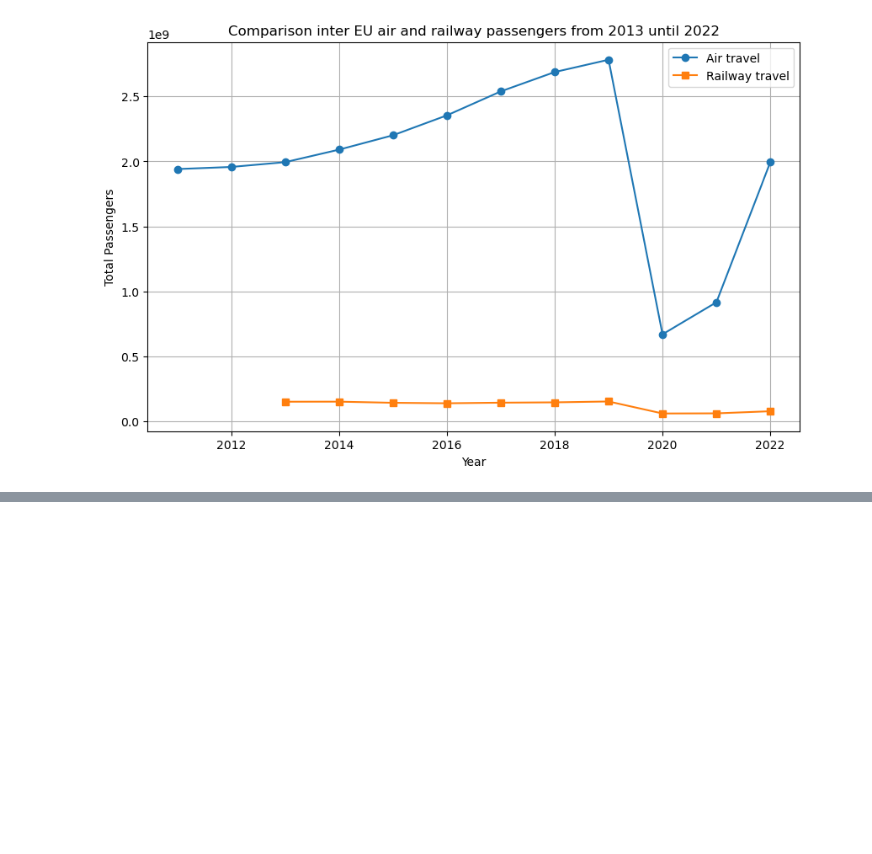
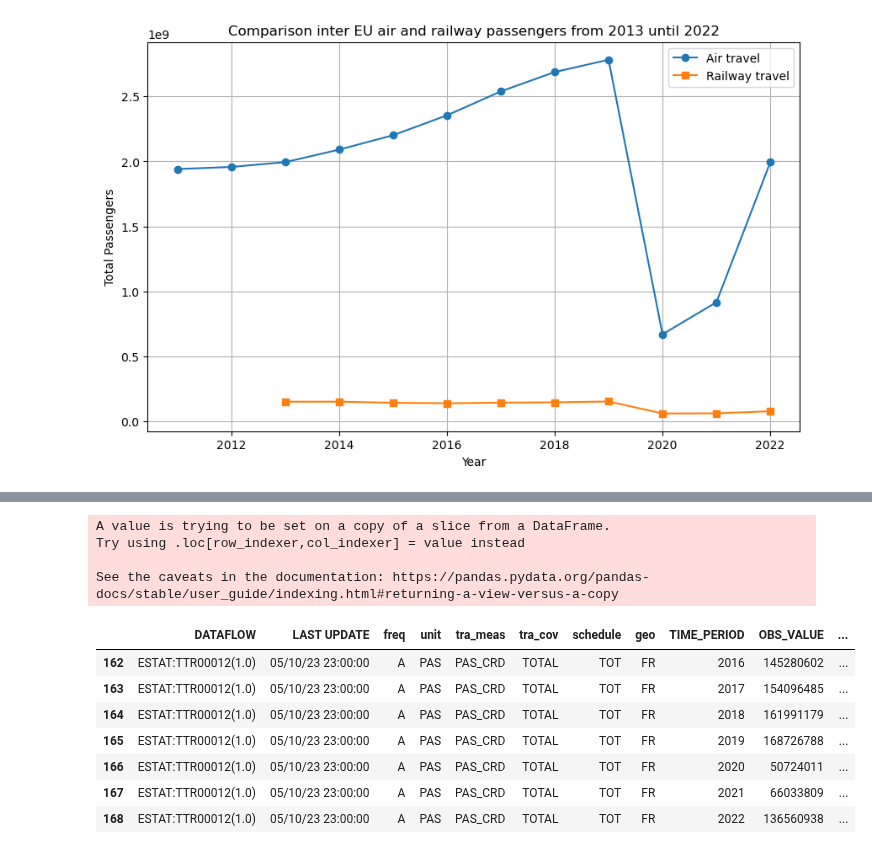
Before and after one commit to carolinemariew/Python-group-3, a Jupyter notebook: project_main.ipynb, the cells around one changed output, grey strips where cells are left out. Saved outputs shown, nothing was run; the diff lists cells and outputs as text; code cells hidden in the pictures; blank space fills up the shorter version.

```diff
--- a/project_main.ipynb
+++ b/project_main.ipynb
@@ -129,0 +192,18 @@ plt.show()
+# %%
+air_n = dh[dh['geo']=="FR"]  # similarly, air dataset for particularly France is taken
+air = air_n[air_n['TIME_PERIOD']>2015] # To keep synchronisation data from 2015 is taken
+air['WITHIN_FRANCE'] = air['OBS_VALUE'] * 0.23 # As per the data from European Union, an approximate of 23% of the all air travel is occuring within the nation, that is the domestic flights
+air
+# %% [output]
+A value is trying to be set on a copy of a slice from a DataFrame.
+Try using .loc[row_indexer,col_indexer] = value instead
+
+See the caveats in the documentation: https://pandas.pydata.org/pandas-docs/stable/user_guide/indexing.html#returning-a-view-versus-a-copy
+|  | DATAFLOW | LAST UPDATE | freq | unit | tra_meas | tra_cov | schedule | geo | TIME_PERIOD | OBS_VALUE | ... |
+| 162 | ESTAT:TTR00012(1.0) | 05/10/23 23:00:00 | A | PAS | PAS_CRD | TOTAL | TOT | FR | 2016 | 145280602 | ... |
+| 163 | ESTAT:TTR00012(1.0) | 05/10/23 23:00:00 | A | PAS | PAS_CRD | TOTAL | TOT | FR | 2017 | 154096485 | ... |
+| 164 | ESTAT:TTR00012(1.0) | 05/10/23 23:00:00 | A | PAS | PAS_CRD | TOTAL | TOT | FR | 2018 | 161991179 | ... |
+| 165 | ESTAT:TTR00012(1.0) | 05/10/23 23:00:00 | A | PAS | PAS_CRD | TOTAL | TOT | FR | 2019 | 168726788 | ... |
+| 166 | ESTAT:TTR00012(1.0) | 05/10/23 23:00:00 | A | PAS | PAS_CRD | TOTAL | TOT | FR | 2020 | 50724011 | ... |
+| 167 | ESTAT:TTR00012(1.0) | 05/10/23 23:00:00 | A | PAS | PAS_CRD | TOTAL | TOT | FR | 2021 | 66033809 | ... |
+| 168 | ESTAT:TTR00012(1.0) | 05/10/23 23:00:00 | A | PAS | PAS_CRD | TOTAL | TOT | FR | 2022 | 136560938 | ... |
```
Also changed, not shown: parts of 5 cells of this notebook, 1 other file.
